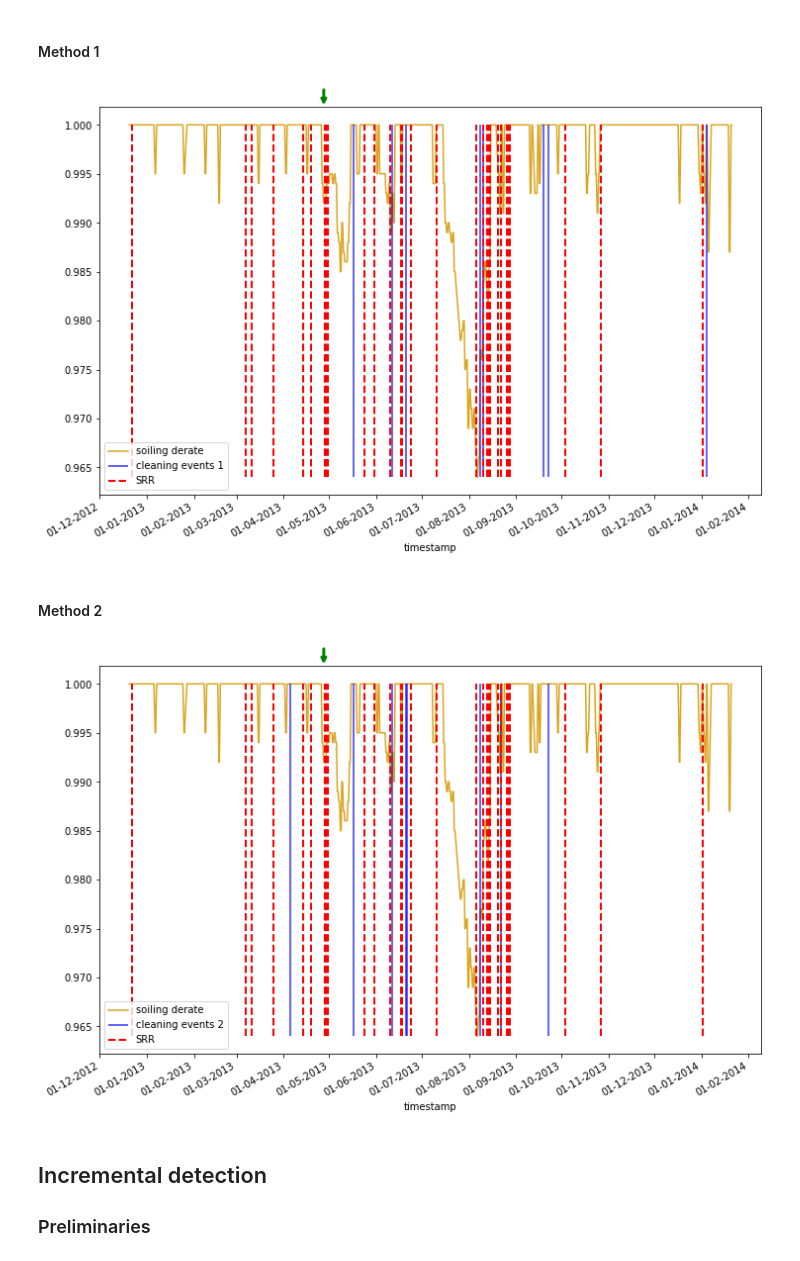
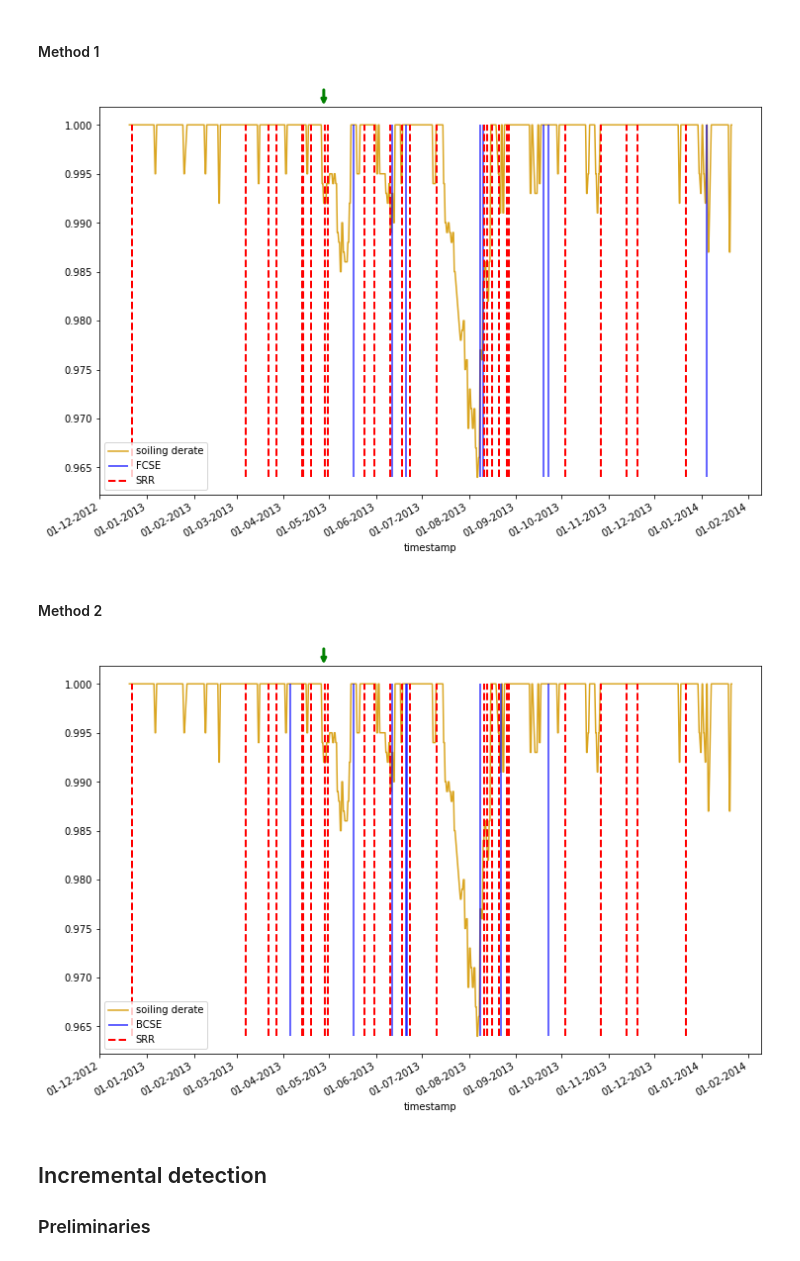
Before and after one commit to ipsarros/soiling-detection, a Jupyter notebook: soiling_paper_ncomm.ipynb, the cells around one changed output. Drawn from its saved outputs; the diff is of its cells as text; code cells hidden in the pictures.

```diff
--- a/soiling_paper_ncomm.ipynb
+++ b/soiling_paper_ncomm.ipynb
@@ -423,7 +417,7 @@ def run_rdtools_pipeline(df, time_filter, irradiance_filter, rd_filter, percenti
     ##################################
     df_1 = df_1.resample('5T').median()
     #needed for golden:
-    #df_1 = df_1.interpolate()
+    df_1 = df_1.interpolate()
     ##################################
 
     normalized, insolation = rdtools.normalize_with_expected_power(df_1['power'],
@@ -611,35 +602,36 @@ ymin = min(df['soiling_derate'].values)
 ax1 = df['soiling_derate'].plot( color = 'goldenrod', label='soiling derate',figsize=(12,8))
 ax1.xaxis.set_major_locator(mdates.MonthLocator(interval=1))
 ax1.xaxis.set_major_formatter(mdates.DateFormatter('%d-%m-%Y'))
-ax1.vlines(x=dates_changepoints1, ymin=ymin, ymax=1, colors='blue', alpha = 0.6,ls='-', lw= 2, label='cleaning events 1')
+ax1.vlines(x=dates_changepoints1, ymin=ymin, ymax=1, colors='blue', alpha = 0.6,ls='-', lw= 2, label='FCSE')
 
 ax1.vlines(x=starts_of_interv, ymin=ymin, ymax=1, colors='red', alpha = 1,ls='--', lw= 2, label='SRR')
 ax1.annotate('', xy=(0.339, 1.05), xycoords='axes fraction', xytext=(0.339, 1), arrowprops=dict(arrowstyle="<-", color='green',lw =3))
+
 b=0.92
 #ax1.annotate('', xy=(b, 1.05), xycoords='axes fraction', xytext=(b, 1), arrowprops=dict(arrowstyle="<-", color='green',lw =3))
 
 ax1.legend()
 plt.show()
 # %% [output]
-[figure, old version]
+[figure, new version]
 # %% [markdown]
 #### Method 2
 # %%
 ymin = min(df['soiling_derate'].values)
 ax2 = df['soiling_derate'].plot( color = 'goldenrod', label='soiling derate', figsize=(12,8))
 ax2.xaxis.set_major_locator(mdates.MonthLocator(interval=1))
 ax2.xaxis.set_major_formatter(mdates.DateFormatter('%d-%m-%Y'))
-ax2.vlines(x=dates_changepoints2, ymin=ymin, ymax=1, colors='blue', alpha = 0.6,ls='-', lw= 2, label='cleaning events 2')
+ax2.vlines(x=dates_changepoints2, ymin=ymin, ymax=1, colors='blue', alpha = 0.6,ls='-', lw= 2, label='BCSE')
 
 ax2.vlines(x=starts_of_interv, ymin=ymin, ymax=1, colors='red', alpha = 1,ls='--', lw= 2, label='SRR')
 ax2.annotate('', xy=(0.339, 1.05), xycoords='axes fraction', xytext=(0.339, 1), arrowprops=dict(arrowstyle="<-", color='green',lw =3))
 b=0.92
 #ax2.annotate('', xy=(b, 1.05), xycoords='axes fraction', xytext=(b, 1), arrowprops=dict(arrowstyle="<-", color='green',lw =3))
 
 ax2.legend()
 plt.show()
 # %% [output]
-[figure, old version]
+[figure, new version]
 # %% [markdown]
 ## Incremental detection
 ### Preliminaries
```
Also changed, not shown: parts of 15 cells of this notebook, 1 other file.
